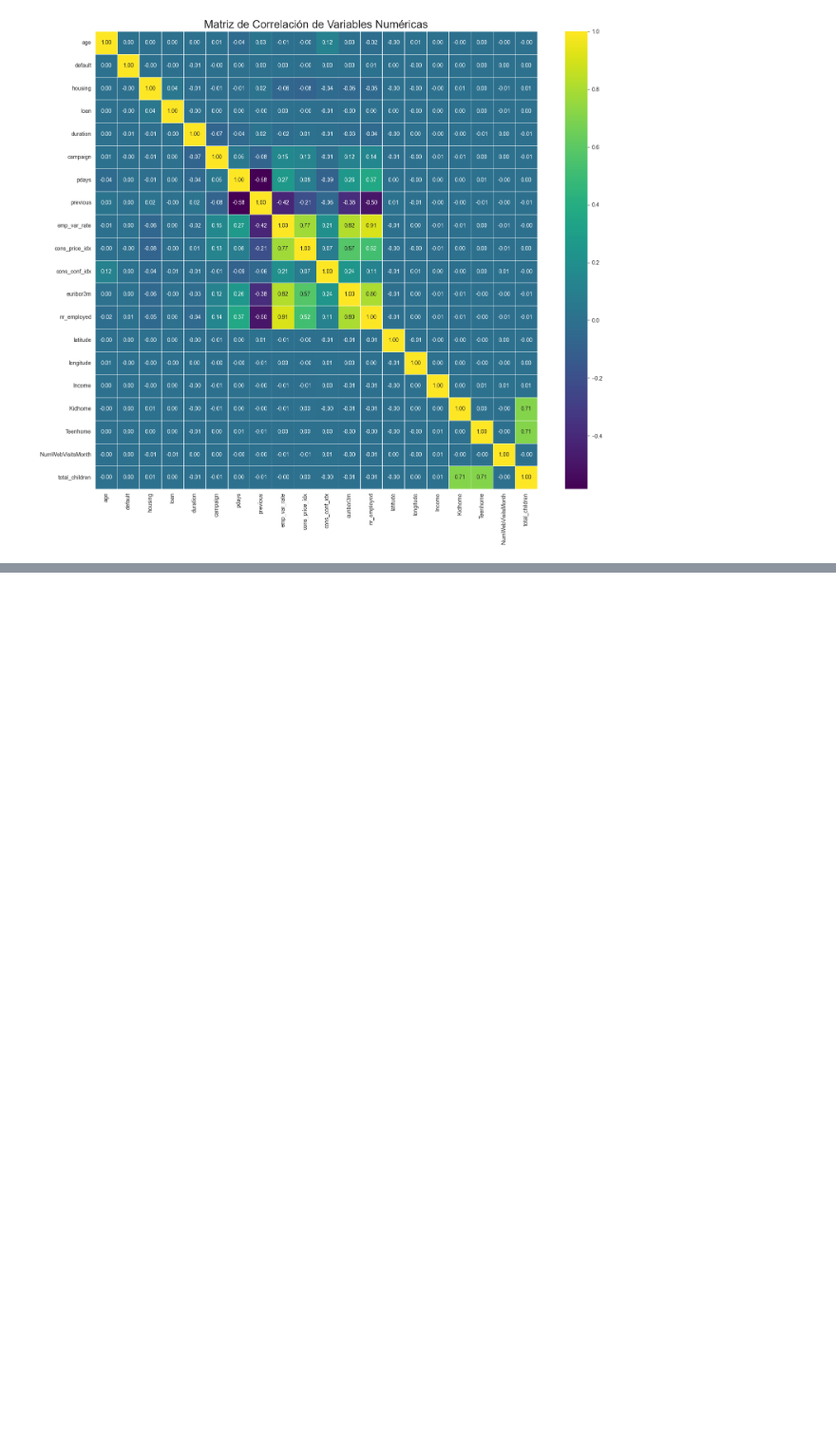
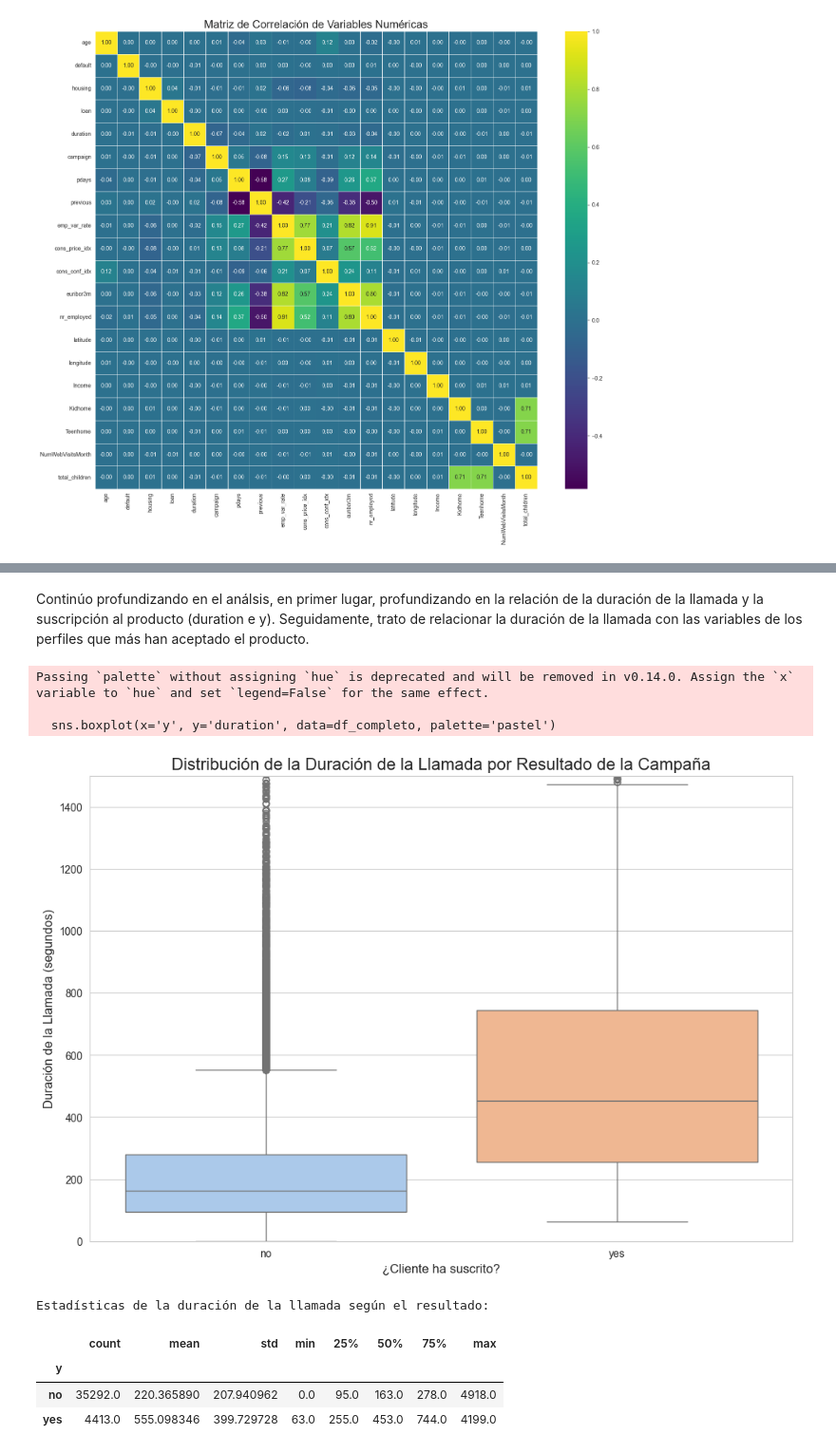
Before and after one commit to AnaGutier/Proyecto_EDA_Python_Pandas, a Jupyter notebook: EDA_proceso.ipynb, the cells around one changed output, grey strips where cells are left out. Shown at 95% size. Cells and saved outputs as stored; diff of their text form; code cells hidden in the pictures; blank space fills up the shorter version.

Commit message:
análisis completo

```diff
--- a/EDA_proceso.ipynb
+++ b/EDA_proceso.ipynb
@@ -515,0 +556,27 @@ plt.show()
+# %% [markdown]
+Continúo profundizando en el análsis, en primer lugar, profundizando en la relación de la duración de la llamada y la suscripción al producto (duration e y). Seguidamente, trato de relacionar la duración de la llamada con las variables de los perfiles que más han aceptado el producto.
+# %%
+# Análisis de la Duración de la llamada vs. Suscripción ('y')
+
+plt.figure(figsize=(12, 8))
+sns.boxplot(x='y', y='duration', data=df_completo, palette='pastel')
+plt.title('Distribución de la Duración de la Llamada por Resultado de la Campaña', fontsize=16)
+plt.xlabel('¿Cliente ha suscrito?', fontsize=12)
+plt.ylabel('Duración de la Llamada (segundos)', fontsize=12)
+# Limito el eje Y para visualizar mejor los boxplots, ya que hay outliers muy extremos
+plt.ylim(0, 1500)
+plt.show()
+
+# Muestro también las estadísticas descriptivas para tener los números exactos
+print("Estadísticas de la duración de la llamada según el resultado:")
+display(df_completo.groupby('y')['duration'].describe())
+# %% [output]
+Passing `palette` without assigning `hue` is deprecated and will be removed in v0.14.0. Assign the `x` variable to `hue` and set `legend=False` for the same effect.
+
+  sns.boxplot(x='y', y='duration', data=df_completo, palette='pastel')
+[figure, added]
+Estadísticas de la duración de la llamada según el resultado:
+|  | count | mean | std | min | 25% | 50% | 75% | max |
+| y |  |  |  |  |  |  |  |  |
+| no | 35292.0 | 220.365890 | 207.940962 | 0.0 | 95.0 | 163.0 | 278.0 | 4918.0 |
+| yes | 4413.0 | 555.098346 | 399.729728 | 63.0 | 255.0 | 453.0 | 744.0 | 4199.0 |
```
Also changed, not shown: parts of 15 cells of this notebook.
